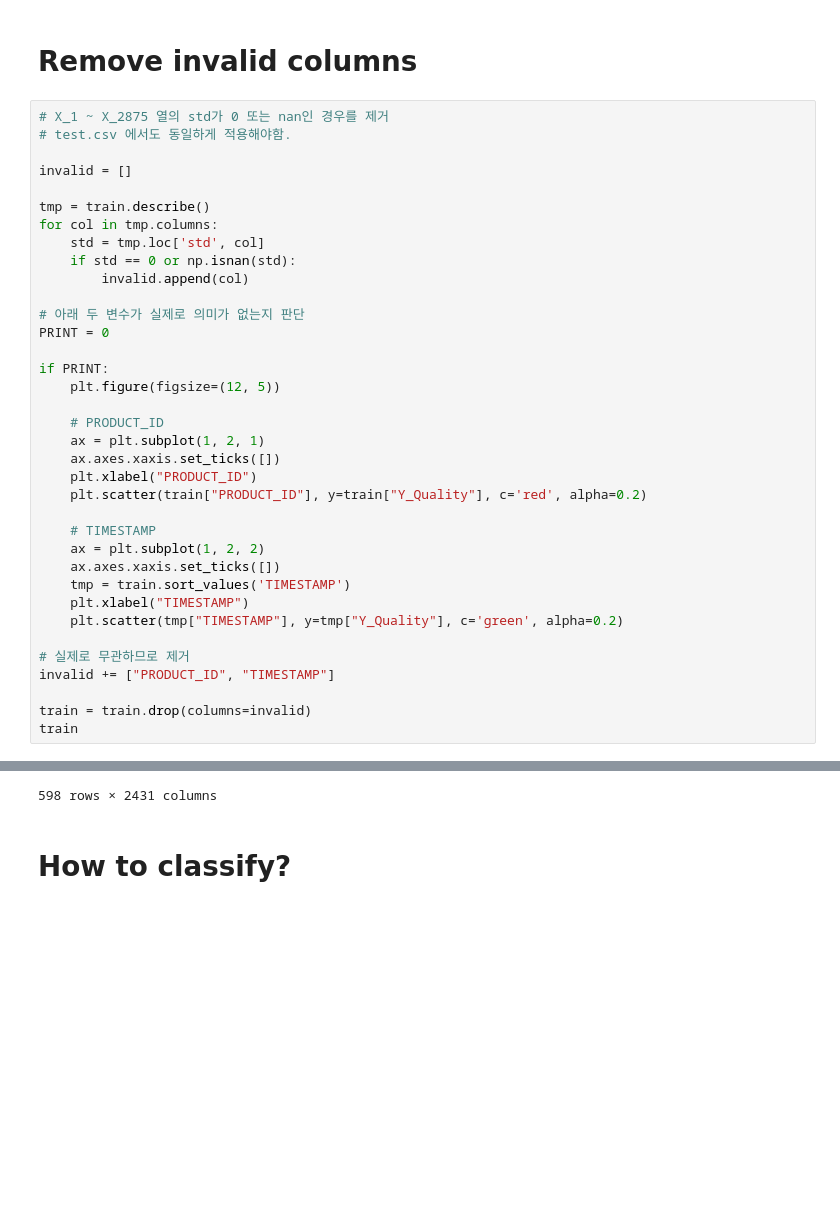
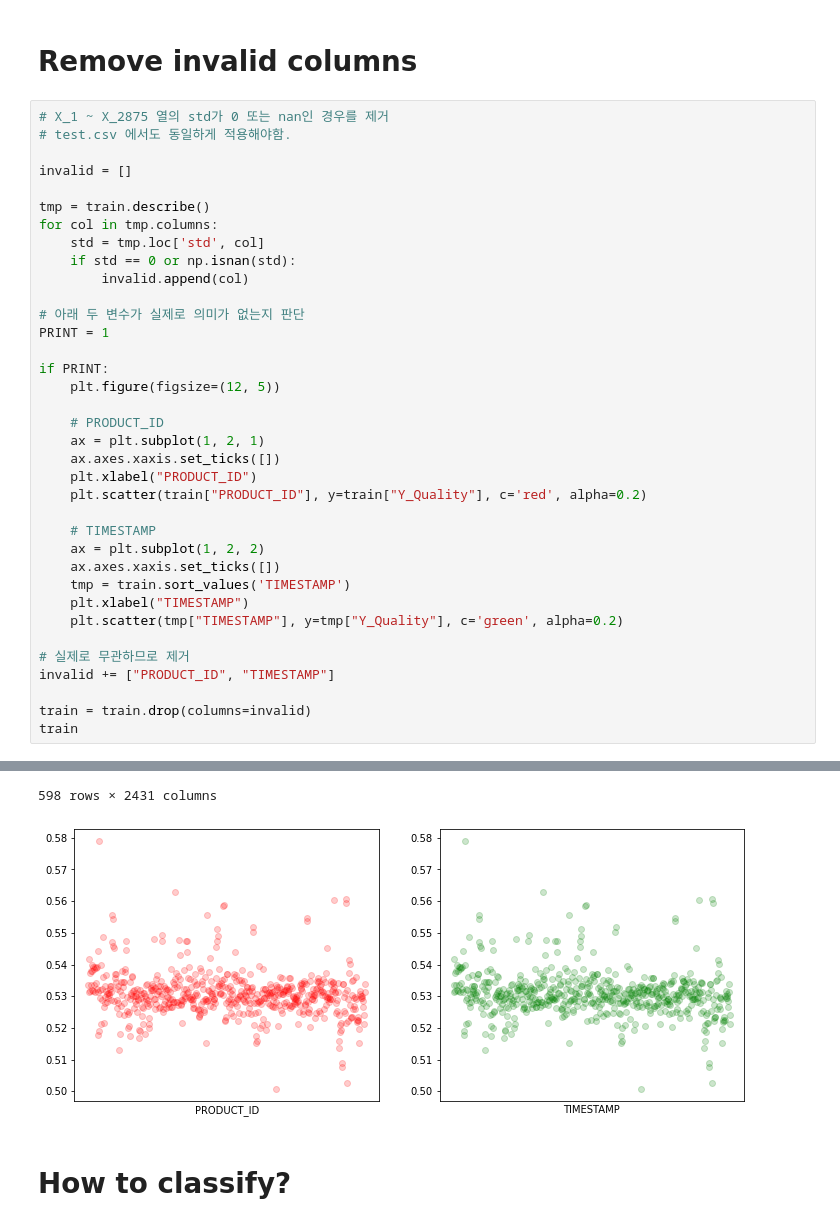
Before and after one commit to jinkyusung/smart-factory-quality-classification, a Jupyter notebook: baseline.ipynb, the cells around one changed output, grey strips where cells are left out. Saved outputs shown, nothing was run; the diff lists cells and outputs as text; blank space fills up the shorter version.

```diff
--- a/baseline.ipynb
+++ b/baseline.ipynb
@@ -53,7 +53,7 @@ for col in tmp.columns:
         invalid.append(col)
 
 # 아래 두 변수가 실제로 의미가 없는지 판단
-PRINT = 0
+PRINT = 1
 
 if PRINT:
     plt.figure(figsize=(12, 5))
@@ -63,33 +63,34 @@ if PRINT:
     ax.axes.xaxis.set_ticks([])
     plt.xlabel("PRODUCT_ID")
     plt.scatter(train["PRODUCT_ID"], y=train["Y_Quality"], c='red', alpha=0.2)
 
     # TIMESTAMP
     ax = plt.subplot(1, 2, 2)
     ax.axes.xaxis.set_ticks([])
     tmp = train.sort_values('TIMESTAMP')
     plt.xlabel("TIMESTAMP")
     plt.scatter(tmp["TIMESTAMP"], y=tmp["Y_Quality"], c='green', alpha=0.2)
 
 # 실제로 무관하므로 제거
 invalid += ["PRODUCT_ID", "TIMESTAMP"]
 
 train = train.drop(columns=invalid)
 train
 # %% [output]
 |  | Y_Class | Y_Quality | LINE | PRODUCT_CODE | X_1 | X_2 | X_5 | X_7 | X_8 | X_9 | ... |
 | 0 | 1 | 0.533433 | T050304 | A_31 | NaN | NaN | NaN | NaN | NaN | NaN | ... |
 | 1 | 2 | 0.541819 | T050307 | A_31 | NaN | NaN | NaN | NaN | NaN | NaN | ... |
 | 2 | 1 | 0.531267 | T050304 | A_31 | NaN | NaN | NaN | NaN | NaN | NaN | ... |
 | 3 | 2 | 0.537325 | T050307 | A_31 | NaN | NaN | NaN | NaN | NaN | NaN | ... |
 | 4 | 1 | 0.531590 | T050304 | A_31 | NaN | NaN | NaN | NaN | NaN | NaN | ... |
 | ... | ... | ... | ... | ... | ... | ... | ... | ... | ... | ... | ... |
 | 593 | 1 | 0.526546 | T100306 | T_31 | 2.0 | 95.0 | 10.0 | 50.0 | 10.0 | 52.0 | ... |
 | 594 | 0 | 0.524022 | T050304 | A_31 | NaN | NaN | NaN | NaN | NaN | NaN | ... |
 | 595 | 0 | 0.521289 | T050304 | A_31 | NaN | NaN | NaN | NaN | NaN | NaN | ... |
 | 596 | 1 | 0.531375 | T100304 | O_31 | 40.0 | 94.0 | 11.0 | 45.0 | 10.0 | 31.0 | ... |
 | 597 | 1 | 0.533702 | T100306 | O_31 | 21.0 | 87.0 | 10.0 | 61.0 | 10.0 | 52.0 | ... |
 598 rows × 2431 columns
+[figure, added]
 # %% [markdown]
 # **How to classify?**
 # %%
```
Also changed, not shown: parts of 8 cells of this notebook.
